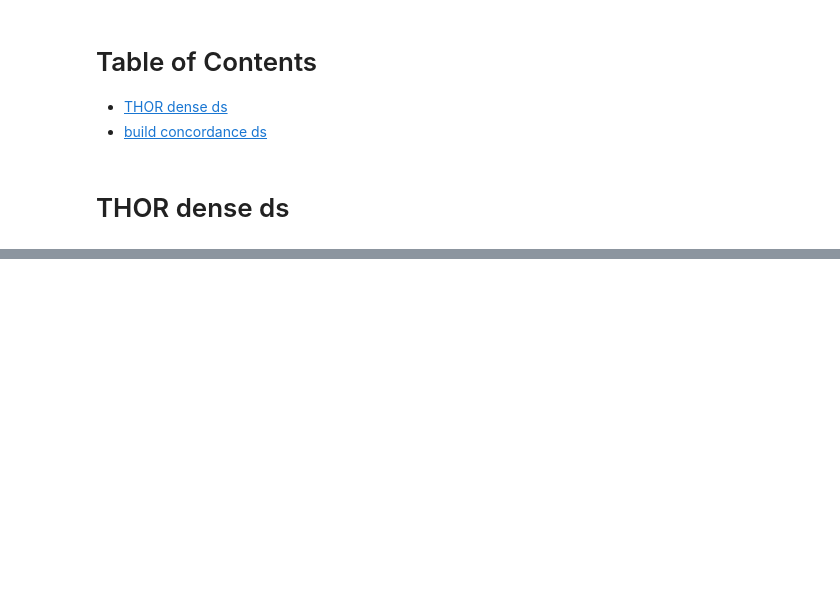
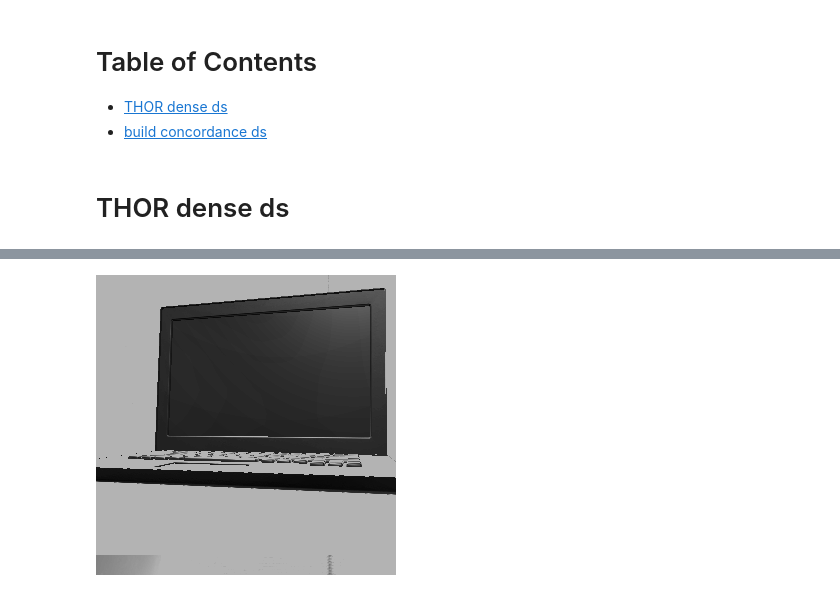
Before and after one commit to drschwenk/transfer, a Jupyter notebook: nn_dataset.ipynb, the cells around one changed output, grey strips where cells are left out. Saved outputs shown, nothing was run; the diff lists cells and outputs as text; code cells hidden in the pictures; blank space fills up the shorter version.

```diff
--- a/nn_dataset.ipynb
+++ b/nn_dataset.ipynb
@@ -272,0 +265,4 @@ trp1
+# %%
+depth_img
+# %% [output]
+[figure, added]
```
Also changed, not shown: parts of 52 cells of this notebook, 2 other files.
